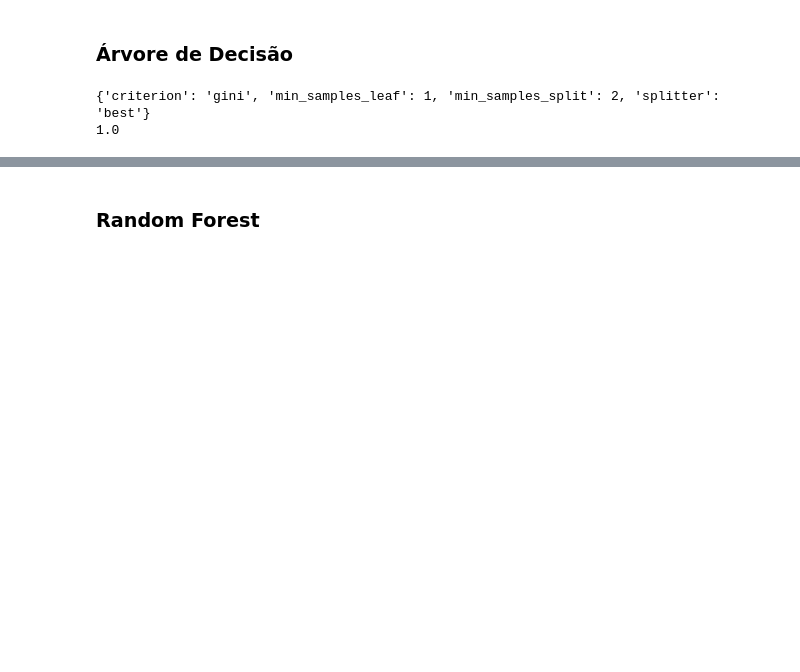
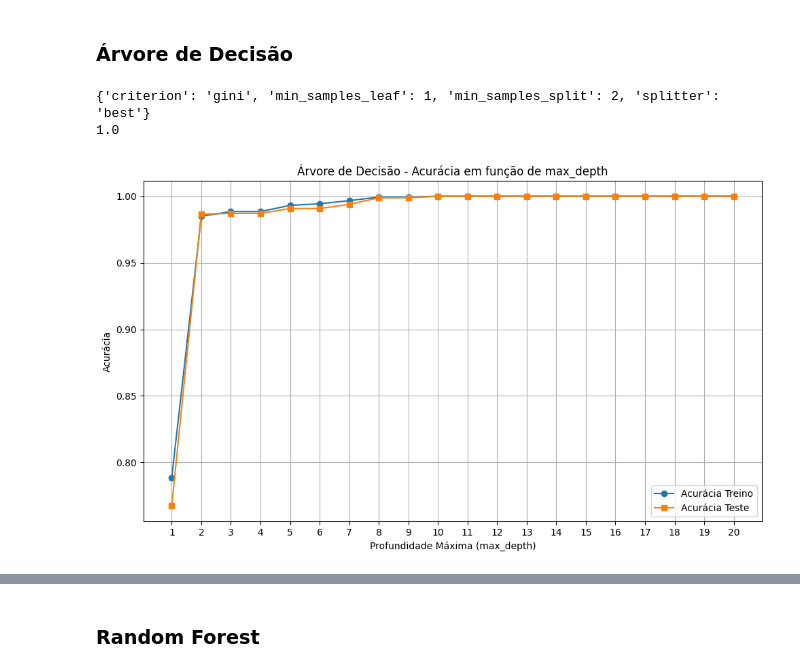
Before and after one commit to jonathan953/mushroom-detection, a Jupyter notebook: notebooks/data_preprocessing.ipynb, the cells around one changed output, grey strips where cells are left out. Drawn from its saved outputs; the diff is of its cells as text; code cells hidden in the pictures; blank space fills up the shorter version.

```diff
--- a/notebooks/data_preprocessing.ipynb
+++ b/notebooks/data_preprocessing.ipynb
@@ -28,16 +30,16 @@ from scipy.stats import shapiro  # Para teste de normalidade de Shapiro-Wilk
 # %%
 # Caminho relativo a partir do diretório onde o script está localizado
-df = joblib.load('../data/processed/dados_processados.pkl')
+df = joblib.load('data\processed\dados_processados.pkl')
 # %%
 # Selecionando as features que mais correlacionam
-entradas = df[['forma-do-caule', 'raiz-do-caule', 'odor','habitat', 'cor-do-chapéu', 'forma-do-chapéu', 'número-do-anel','cor-do-velo']]
-categoria = df['classe']
-print(f"Formato das tabelas de dados {entradas.shape} e características dos cogumelos {categoria.shape}")
+x = df[['forma-do-caule', 'raiz-do-caule', 'odor','habitat', 'cor-do-chapéu', 'forma-do-chapéu', 'número-do-anel','cor-do-velo']]
+y = df['classe']
+print(f"Formato das tabelas de dados {x.shape} e características dos cogumelos {y.shape}")
 # %% [output]
 Formato das tabelas de dados (8124, 8) e características dos cogumelos (8124,)
 # %%
 # Separamos 20% para o teste
-entradas_treino, entradas_teste, categoria_treino, categoria_teste = train_test_split(entradas, categoria, test_size=0.2)
+x_train, x_test, y_train, y_test = train_test_split(x, y, test_size=0.2)
 
-print(f"Formato das tabelas de dados de treino {entradas_treino.shape} e teste {entradas_teste.shape}")
+print(f"Formato das tabelas de dados de treino {y_train.shape} e teste {y_test.shape}")
 # %% [output]
@@ -77,21 +79,19 @@ array([1, 2, 2, ..., 1, 1, 1])
 # %% [markdown]
 ### Árvore de Decisão
 # %%
-parametros = {  # Dicionário contendo a grade de hiperparâmetros para busca
+parametros_decisionTree = {  # Dicionário contendo a grade de hiperparâmetros para busca
     'criterion': ['gini', 'entropy'],  # Critério para medir a qualidade da divisão (Gini ou Entropy)
     'splitter': ['best', 'random'],  # Estratégia para escolher a divisão em cada nó (Melhor ou Aleatória)
     'min_samples_split': [2, 5, 10],  # Número mínimo de amostras necessárias para dividir um nó
     'min_samples_leaf': [1, 5, 10]  # Número mínimo de amostras necessárias para estar em um nó folha
 }
+
+grid_search_decisionTree = GridSearchCV(estimator=DecisionTreeClassifier(), param_grid=parametros_decisionTree)  # Cria o GridSearchCV com DecisionTreeClassifier como estimador e o dicionário 'parametros' como grade de hiperparâmetros
+grid_search_decisionTree.fit(x_mushroom, y_mushroom)  # Ajusta o grid_search aos dados de treinamento, buscando a melhor combinação de hiperparâmetros
+melhores_parametros = grid_search_decisionTree.best_params_  # Obtém os melhores hiperparâmetros encontrados pelo GridSearchCV
+melhor_resultado = grid_search_decisionTree.best_score_  # Obtém a melhor pontuação de desempenho alcançada durante a busca
+print(melhores_parametros)  # Imprime os melhores hiperparâmetros
+print(melhor_resultado)  # Imprime a melhor pontuação de desempenho (acurácia)
+# %% [output]
+{'criterion': 'gini', 'min_samples_leaf': 1, 'min_samples_split': 2, 'splitter': 'best'}
+1.0
-# %%
-warnings.filterwarnings('ignore', category=RuntimeWarning)
-
-grid_search = GridSearchCV(estimator=DecisionTreeClassifier(), param_grid=parametros)  # Cria o GridSearchCV com DecisionTreeClassifier como estimador e o dicionário 'parametros' como grade de hiperparâmetros
-grid_search.fit(x_mushroom, y_mushroom)  # Ajusta o grid_search aos dados de treinamento, buscando a melhor combinação de hiperparâmetros
-melhores_parametros = grid_search.best_params_  # Obtém os melhores hiperparâmetros encontrados pelo GridSearchCV
-melhor_resultado = grid_search.best_score_  # Obtém a melhor pontuação de desempenho alcançada durante a busca
-print(melhores_parametros)  # Imprime os melhores hiperparâmetros
-print(melhor_resultado)  # Imprime a melhor pontuação de desempenho (acurácia)
-# %% [output]
-{'criterion': 'gini', 'min_samples_leaf': 1, 'min_samples_split': 2, 'splitter': 'best'}
-1.0
@@ -117,0 +98,35 @@ plt.show()
+# %%
+# Intervalo de profundidade máxima para testar
+max_depth_range = list(range(1, 21))
+
+# Listas para armazenar acurácias
+train_accuracies = []
+test_accuracies = []
+
+# Treinar modelo para cada valor de max_depth
+for depth in max_depth_range:
+    modelo_decisionTree = DecisionTreeClassifier(
+        max_depth=depth,
+        criterion='gini',
+        min_samples_leaf=1,
+        min_samples_split=2,
+        splitter='best',
+        random_state=42)
+    modelo_decisionTree.fit(x_train, y_train)
+    train_accuracies.append(modelo_decisionTree.score(x_train, y_train))
+    test_accuracies.append(modelo_decisionTree.score(x_test, y_test))
+
+# Plotar acurácias
+plt.figure(figsize=(10, 6))
+plt.plot(max_depth_range, train_accuracies, label='Acurácia Treino', marker='o')
+plt.plot(max_depth_range, test_accuracies, label='Acurácia Teste', marker='s')
+plt.title('Árvore de Decisão - Acurácia em função de max_depth')
+plt.xlabel('Profundidade Máxima (max_depth)')
+plt.ylabel('Acurácia')
+plt.xticks(max_depth_range)
+plt.legend()
+plt.grid(True)
+plt.tight_layout()
+plt.show()
+# %% [output]
+[figure, added]
```
Also changed, not shown: parts of 80 cells of this notebook.
